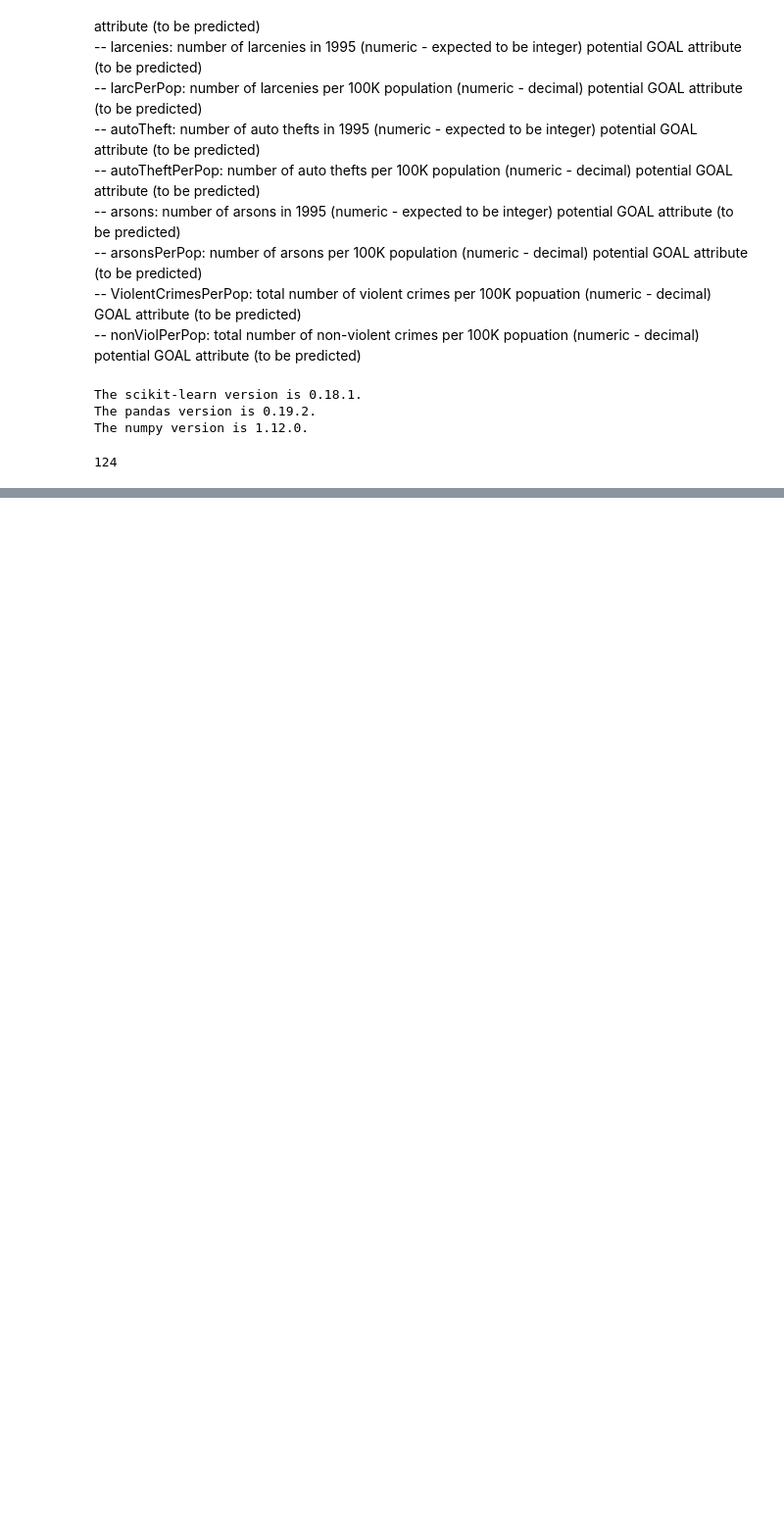
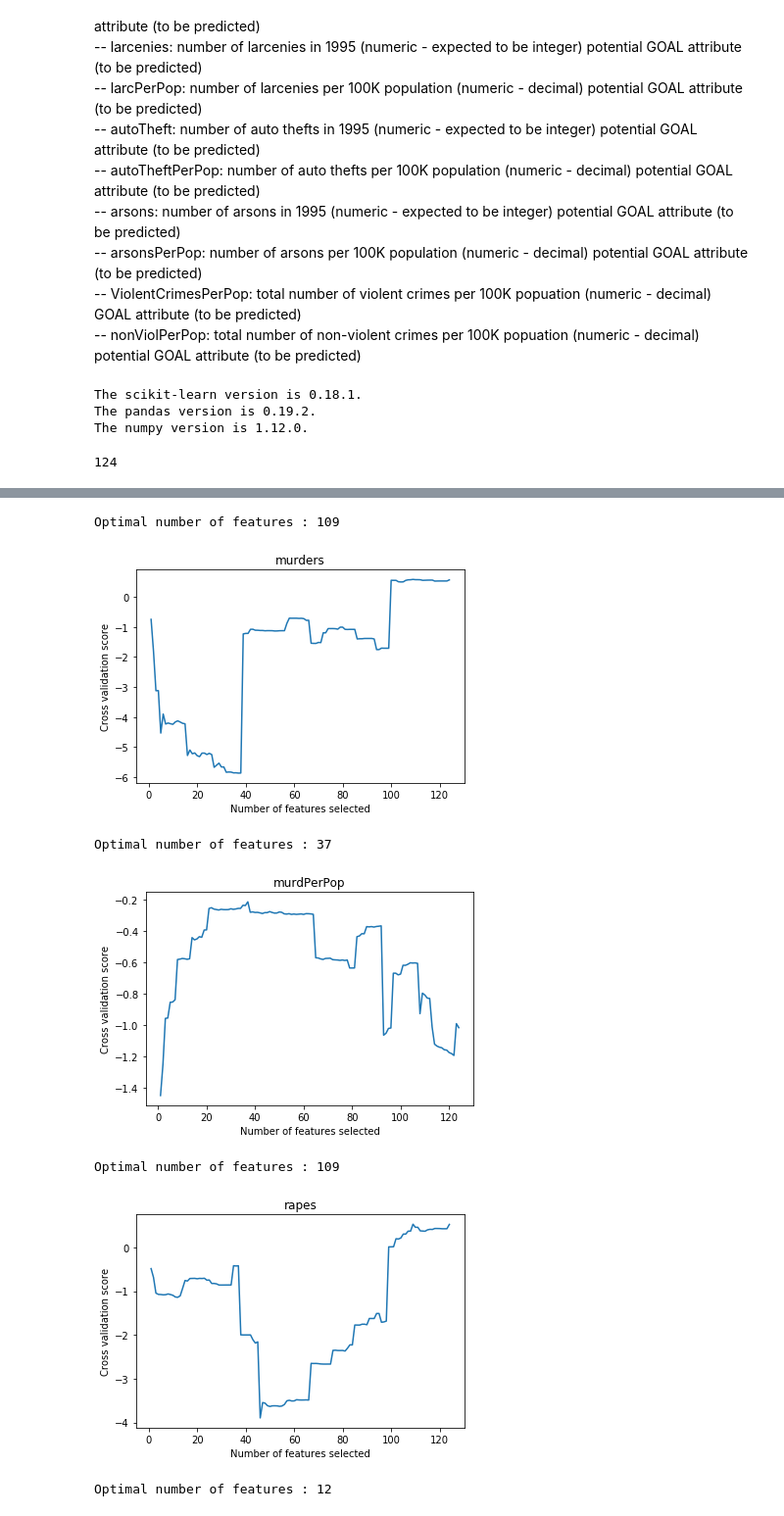
Before and after one commit to WenboTien/Crime_data-analysis, a Jupyter notebook: exploratory_data_analysis/Analysis_Unnormalized_crime_data.ipynb, the cells around one changed output, grey strips where cells are left out. Shown: that part at 98% size. Cells and saved outputs as stored; diff of their text form; code cells hidden in the pictures; blank space fills up the shorter version.

```diff
--- a/exploratory_data_analysis/Analysis_Unnormalized_crime_data.ipynb
+++ b/exploratory_data_analysis/Analysis_Unnormalized_crime_data.ipynb
@@ -201,0 +293,11 @@ hm = sns.heatmap(cm,
+# %%
+estimator = Ridge()
+plot_RFECV_scores(estimator, ['murders', 'murdPerPop', 'rapes', 'rapesPerPop'], df)
+# %% [output]
+Optimal number of features : 109
+[figure, added]
+Optimal number of features : 37
+[figure, added]
+Optimal number of features : 109
+[figure, added]
+Optimal number of features : 12
```
Also changed, not shown: parts of 42 cells of this notebook, 1 other file.
